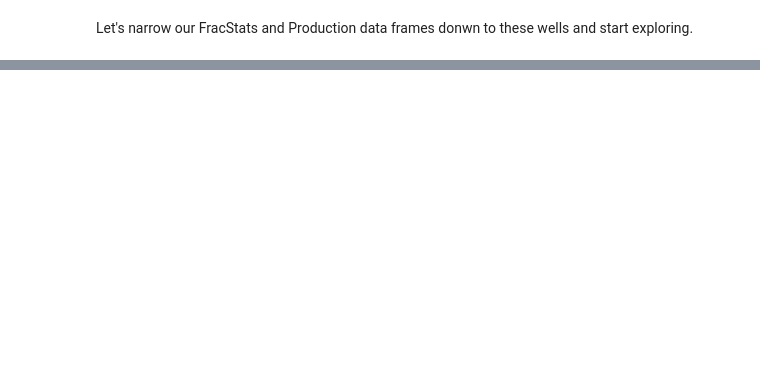
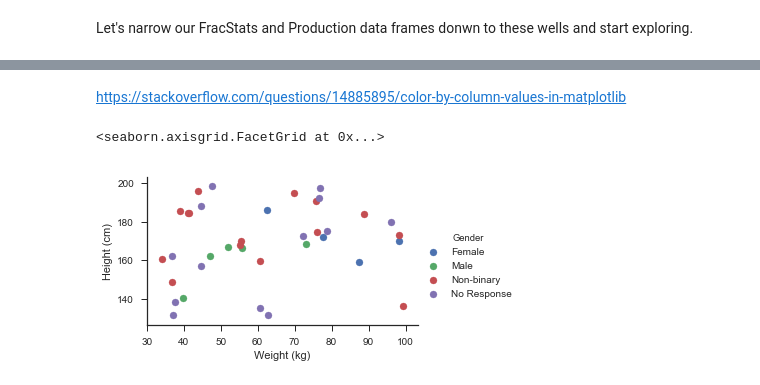
Before and after one commit to kykiefer/wdl, a Jupyter notebook: data_exploration.ipynb, the cells around one changed output, grey strips where cells are left out. Saved outputs shown, nothing was run; the diff lists cells and outputs as text; code cells hidden in the pictures; blank space fills up the shorter version.

```diff
--- a/data_exploration.ipynb
+++ b/data_exploration.ipynb
@@ -71,0 +134,20 @@ Index(['Well ', 'Days On', 'Day Cum', 'Days Cum (Zero)',
+# %% [markdown]
+https://stackoverflow.com/questions/14885895/color-by-column-values-in-matplotlib
+# %%
+import seaborn
+seaborn.set(style='ticks')
+
+np.random.seed(0)
+N = 37
+_genders= ['Female', 'Male', 'Non-binary', 'No Response']
+df = pd.DataFrame({
+    'Height (cm)': np.random.uniform(low=130, high=200, size=N),
+    'Weight (kg)': np.random.uniform(low=30, high=100, size=N),
+    'Gender': np.random.choice(_genders, size=N)
+})
+
+fg = seaborn.FacetGrid(data=df, hue='Gender', hue_order=_genders, aspect=1.61)
+fg.map(plt.scatter, 'Weight (kg)', 'Height (cm)').add_legend()
+# %% [output]
+<seaborn.axisgrid.FacetGrid at 0x...>
+[figure, added]
```
Also changed, not shown: parts of 28 cells of this notebook, 1 other file.
